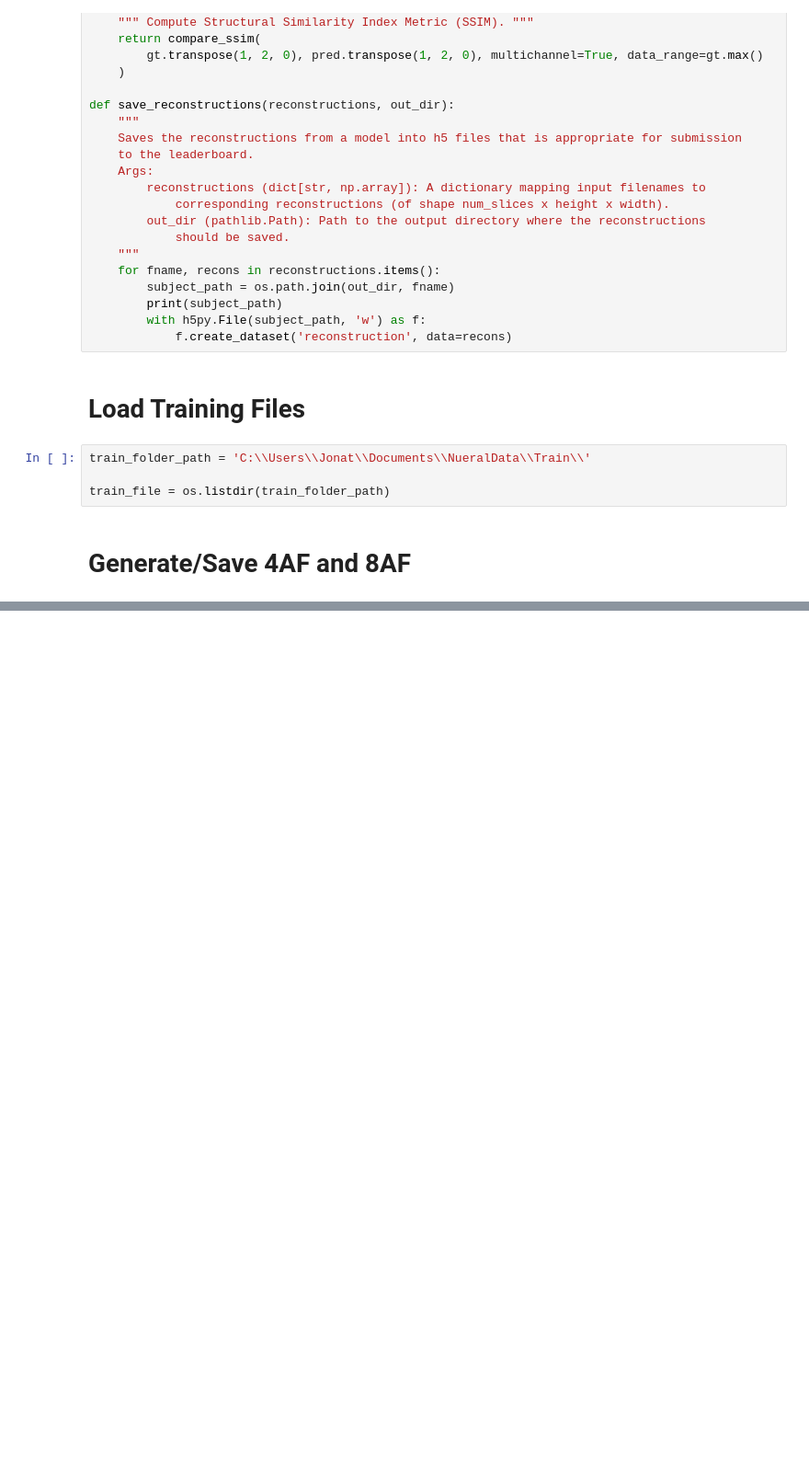
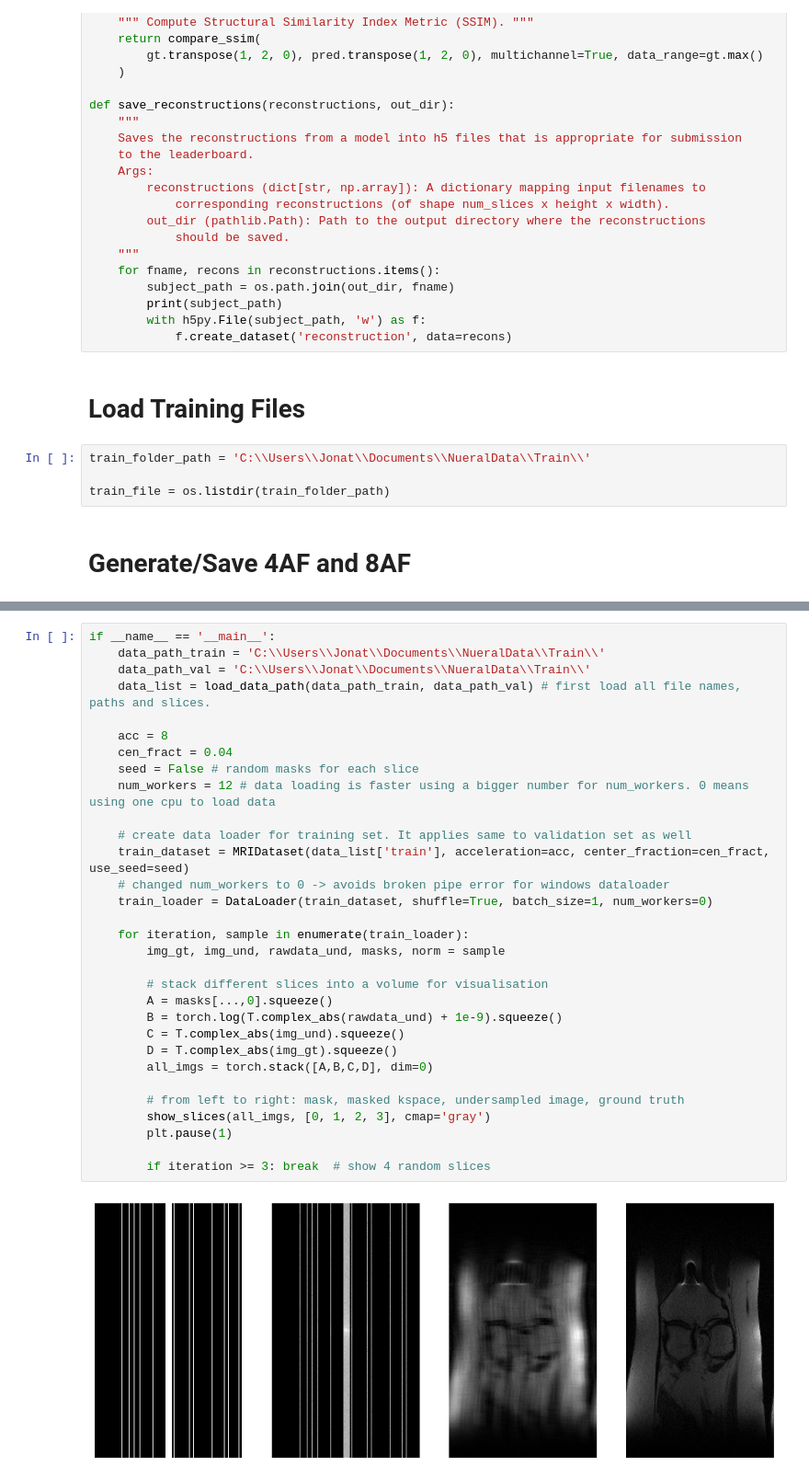
Before and after one commit to bmistry12/fastmri-reconstruction, a Jupyter notebook: RunAll.ipynb, the cells around one changed output, grey strips where cells are left out. Shown: that part at 92% size. Cells and saved outputs as stored; diff of their text form; blank space fills up the shorter version.

```diff
--- a/RunAll.ipynb
+++ b/RunAll.ipynb
@@ -112,0 +177,33 @@ C:\Users\Jonat\Documents\NueralData\Saved\8AFfile1000810.h5
+# %%
+if __name__ == '__main__':
+    data_path_train = 'C:\\Users\\Jonat\\Documents\\NueralData\\Train\\'
+    data_path_val = 'C:\\Users\\Jonat\\Documents\\NueralData\\Train\\'
+    data_list = load_data_path(data_path_train, data_path_val) # first load all file names, paths and slices.
+
+    acc = 8
+    cen_fract = 0.04
+    seed = False # random masks for each slice
+    num_workers = 12 # data loading is faster using a bigger number for num_workers. 0 means using one cpu to load data
+
+    # create data loader for training set. It applies same to validation set as well
+    train_dataset = MRIDataset(data_list['train'], acceleration=acc, center_fraction=cen_fract, use_seed=seed)
+    # changed num_workers to 0 -> avoids broken pipe error for windows dataloader
+    train_loader = DataLoader(train_dataset, shuffle=True, batch_size=1, num_workers=0)
+
+    for iteration, sample in enumerate(train_loader):
+        img_gt, img_und, rawdata_und, masks, norm = sample
+
+        # stack different slices into a volume for visualisation
+        A = masks[...,0].squeeze()
+        B = torch.log(T.complex_abs(rawdata_und) + 1e-9).squeeze()
+        C = T.complex_abs(img_und).squeeze()
+        D = T.complex_abs(img_gt).squeeze()
+        all_imgs = torch.stack([A,B,C,D], dim=0)
+
+        # from left to right: mask, masked kspace, undersampled image, ground truth
+        show_slices(all_imgs, [0, 1, 2, 3], cmap='gray')
+        plt.pause(1)
+
+        if iteration >= 3: break  # show 4 random slices
+# %% [output]
+[figure, added]
```
Also changed, not shown: parts of 3 cells of this notebook.
